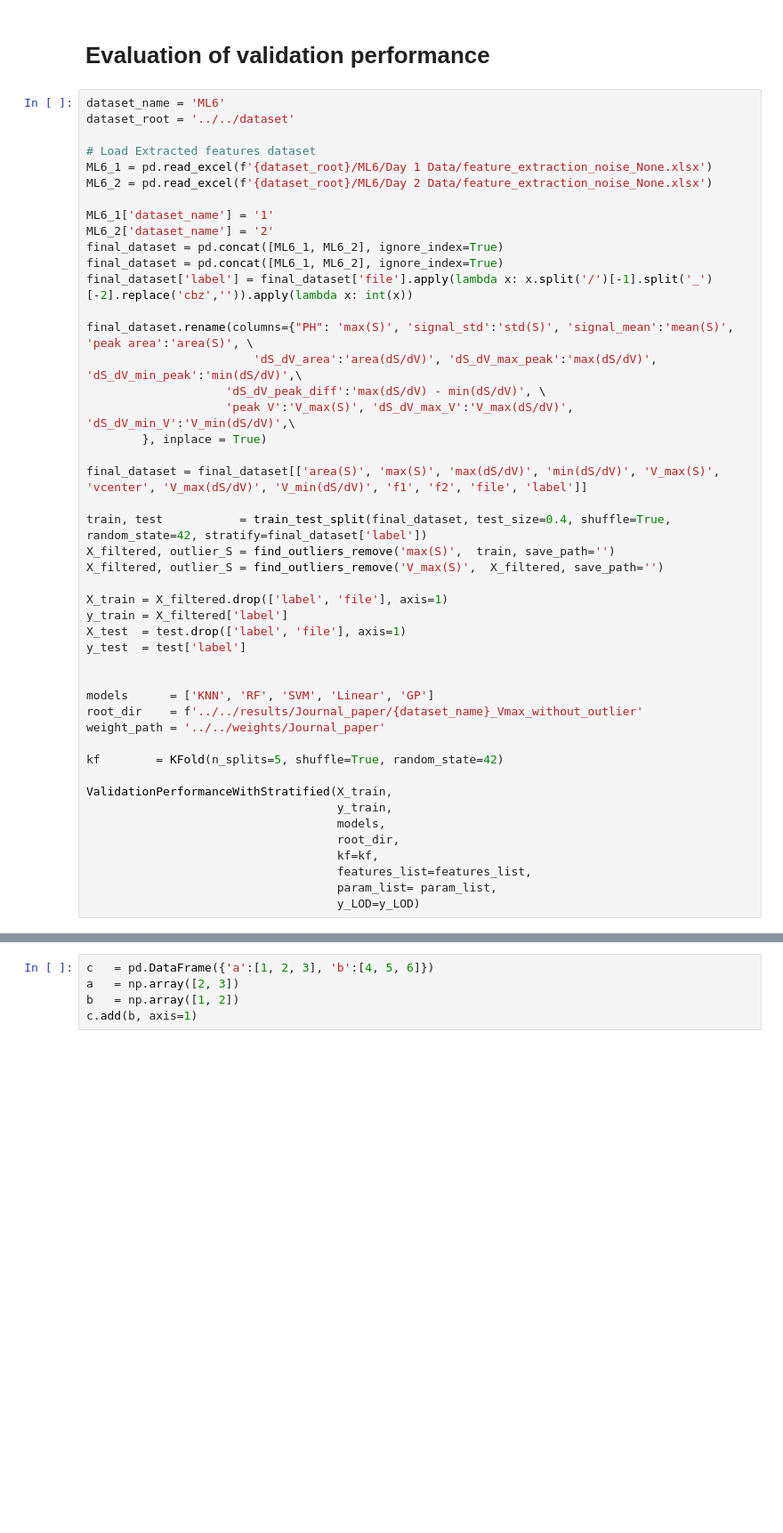
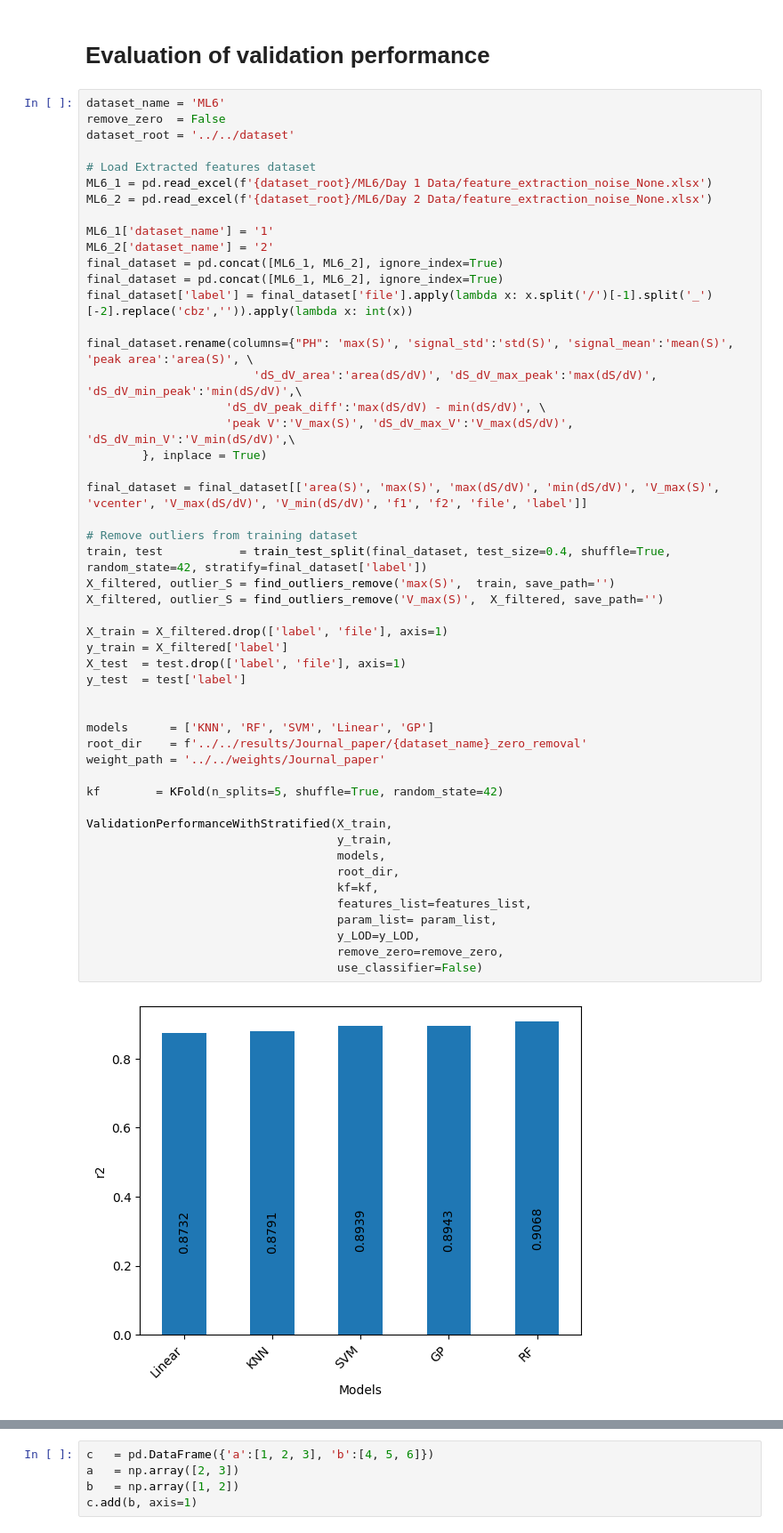
Before and after one commit to ramseylab/vgramreg, a Jupyter notebook: notebooks/Journal_Paper/Journal_paper_Testing_On_Trained_Model.ipynb, the cells around one changed output, grey strips where cells are left out. Shown at 89% size. Saved outputs shown, nothing was run; the diff lists cells and outputs as text; blank space fills up the shorter version.

```diff
--- a/notebooks/Journal_Paper/Journal_paper_Testing_On_Trained_Model.ipynb
+++ b/notebooks/Journal_Paper/Journal_paper_Testing_On_Trained_Model.ipynb
@@ -327,6 +303,7 @@ sorted_final_result.to_excel(f'../../results/{dataset_name}_per_row_per_error_{m
 # Evaluation of validation performance
 # %%
 dataset_name = 'ML6'
+remove_zero  = False
 dataset_root = '../../dataset'
 
 # Load Extracted features dataset
@@ -342,32 +319,37 @@ final_dataset['label'] = final_dataset['file'].apply(lambda x: x.split('/')[-1].
 final_dataset.rename(columns={"PH": 'max(S)', 'signal_std':'std(S)', 'signal_mean':'mean(S)', 'peak area':'area(S)', \
                         'dS_dV_area':'area(dS/dV)', 'dS_dV_max_peak':'max(dS/dV)', 'dS_dV_min_peak':'min(dS/dV)',\
                     'dS_dV_peak_diff':'max(dS/dV) - min(dS/dV)', \
                     'peak V':'V_max(S)', 'dS_dV_max_V':'V_max(dS/dV)', 'dS_dV_min_V':'V_min(dS/dV)',\
         }, inplace = True)
 
 final_dataset = final_dataset[['area(S)', 'max(S)', 'max(dS/dV)', 'min(dS/dV)', 'V_max(S)', 'vcenter', 'V_max(dS/dV)', 'V_min(dS/dV)', 'f1', 'f2', 'file', 'label']]
 
+# Remove outliers from training dataset
 train, test           = train_test_split(final_dataset, test_size=0.4, shuffle=True, random_state=42, stratify=final_dataset['label'])
 X_filtered, outlier_S = find_outliers_remove('max(S)',  train, save_path='')
 X_filtered, outlier_S = find_outliers_remove('V_max(S)',  X_filtered, save_path='')
 
 X_train = X_filtered.drop(['label', 'file'], axis=1)
 y_train = X_filtered['label']
 X_test  = test.drop(['label', 'file'], axis=1)
 y_test  = test['label']
 
 
 models      = ['KNN', 'RF', 'SVM', 'Linear', 'GP']
-root_dir    = f'../../results/Journal_paper/{dataset_name}_Vmax_without_outlier'
+root_dir    = f'../../results/Journal_paper/{dataset_name}_zero_removal'
 weight_path = '../../weights/Journal_paper'
 
 kf        = KFold(n_splits=5, shuffle=True, random_state=42)
 
 ValidationPerformanceWithStratified(X_train,
                                     y_train,
                                     models,
                                     root_dir,
                                     kf=kf,
                                     features_list=features_list,
                                     param_list= param_list,
-                                    y_LOD=y_LOD)
+                                    y_LOD=y_LOD,
+                                    remove_zero=remove_zero,
+                                    use_classifier=False)
+# %% [output]
+[figure, added]
```
Also changed, not shown: parts of 17 cells of this notebook, 3 other files.
